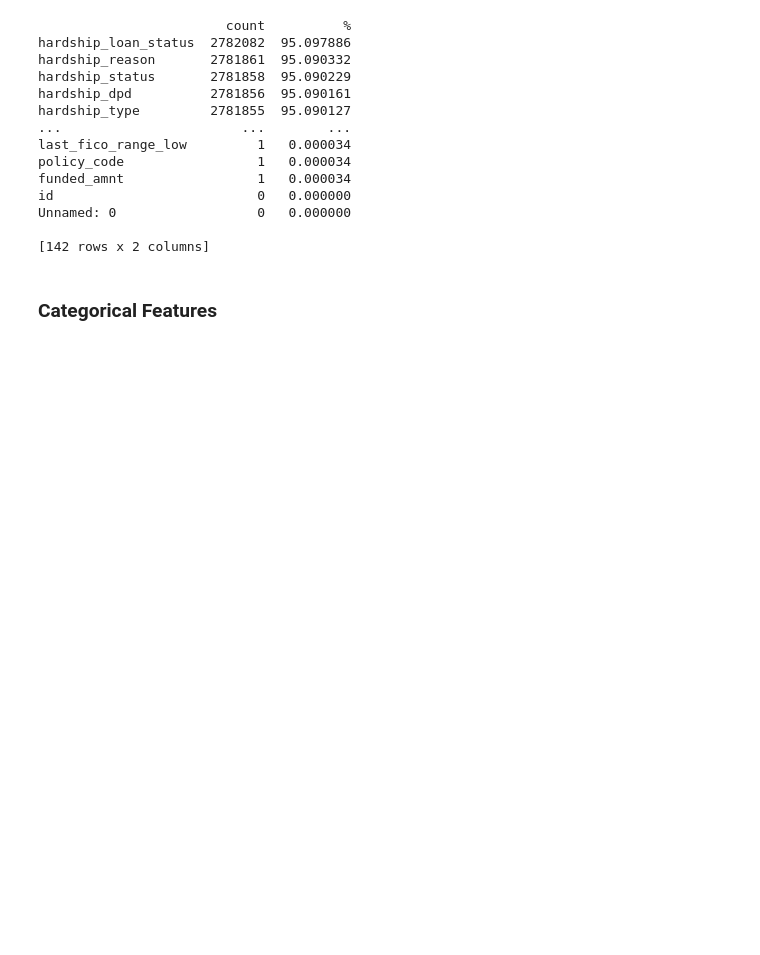
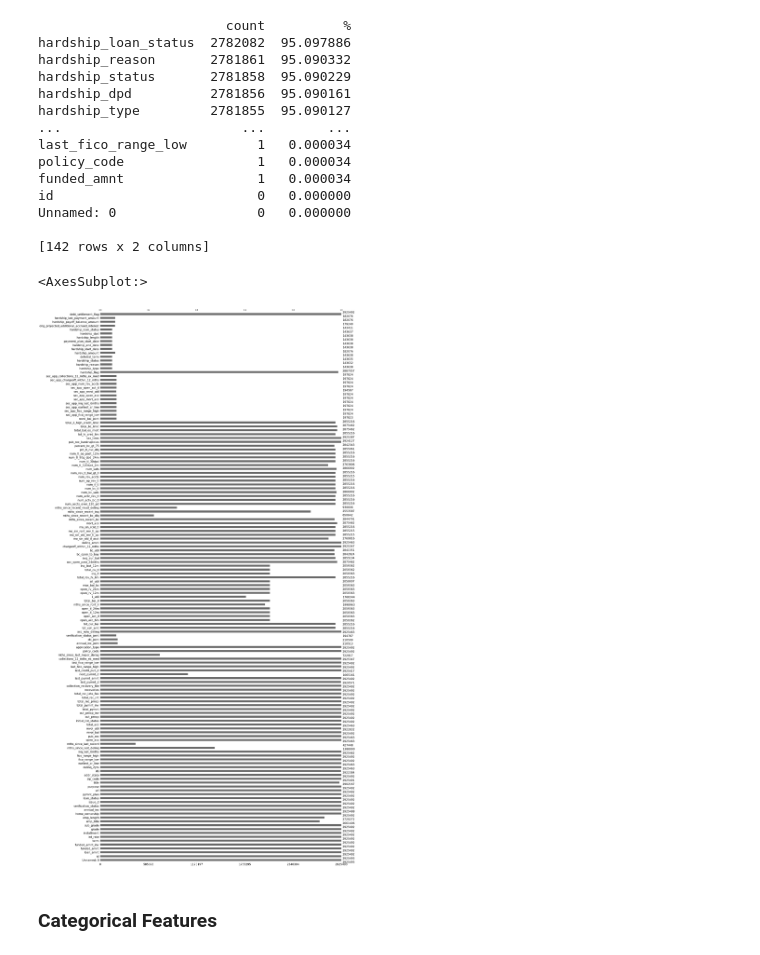
Before and after one commit to CompleteAlgoTrader/Springboard, a Jupyter notebook: notebooks/02 Data Wrangling - Lending Club Loan Default Rate.ipynb, the cells around one changed output. Saved outputs shown, nothing was run; the diff lists cells and outputs as text; code cells hidden in the pictures; blank space fills up the shorter version.

Commit message:
Changing DataTypes and Missing Values

```diff
--- a/notebooks/02 Data Wrangling - Lending Club Loan Default Rate.ipynb
+++ b/notebooks/02 Data Wrangling - Lending Club Loan Default Rate.ipynb
@@ -81,6 +82,11 @@ id                          0   0.000000
 Unnamed: 0                  0   0.000000
 
 [142 rows x 2 columns]
+# %%
+msno.bar(loan_data)
+# %% [output]
+<AxesSubplot:>
+[figure, added]
 # %% [markdown]
 ### Categorical Features
 # %%
```
Also changed, not shown: parts of 5 cells of this notebook.
